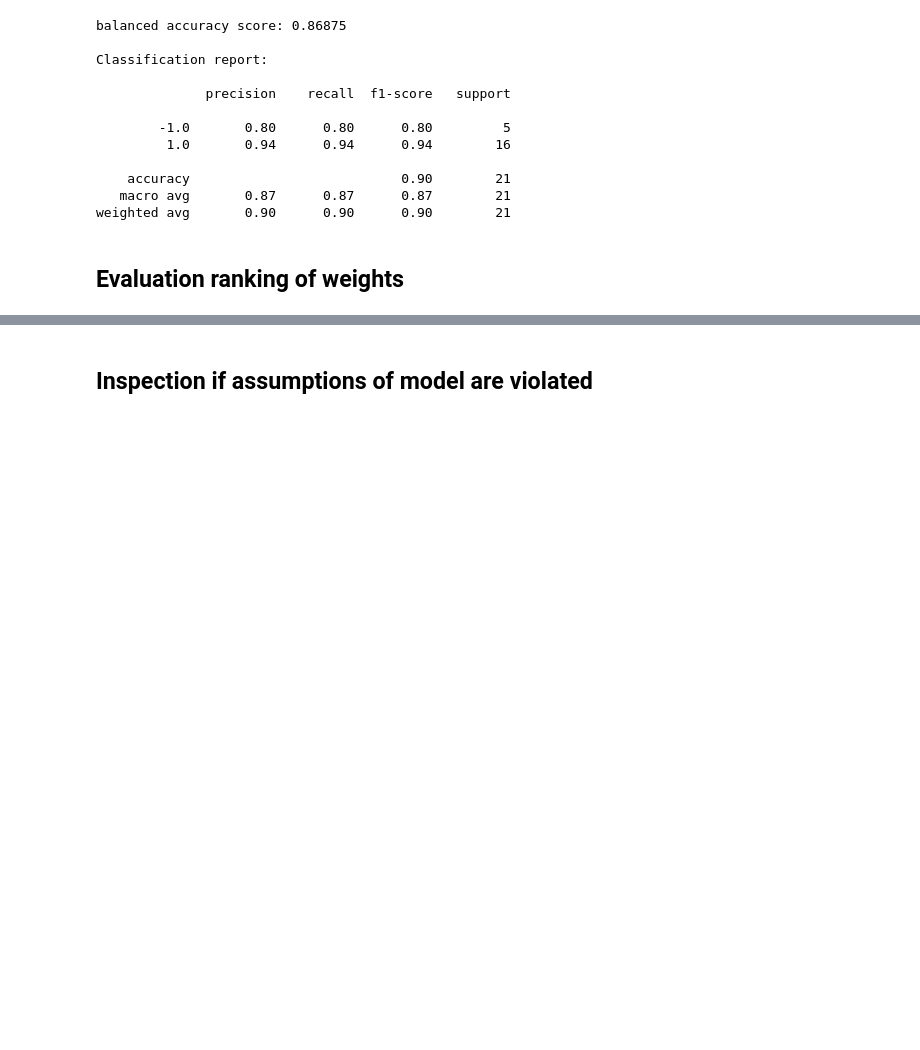
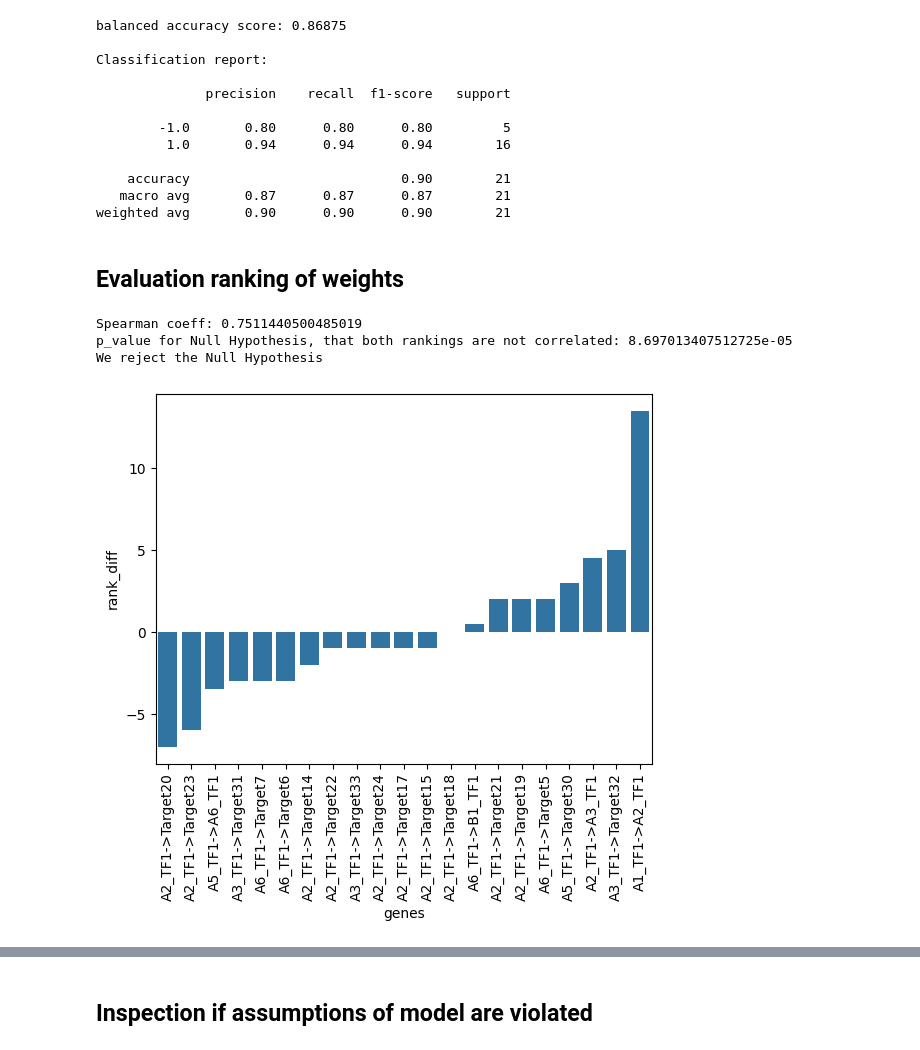
Before and after one commit to DavidWild02/BachelorThesis-ML-Gene-Interactions, a Jupyter notebook: src/EvaluationWithSytnthData.ipynb, the cells around one changed output, grey strips where cells are left out. Saved outputs shown, nothing was run; the diff lists cells and outputs as text; code cells hidden in the pictures; blank space fills up the shorter version.

Commit message:
Added evaluation with spearman rank correlation coefficient

```diff
--- a/src/EvaluationWithSytnthData.ipynb
+++ b/src/EvaluationWithSytnthData.ipynb
@@ -57,6 +57,7 @@ sc.pl.matrix(transition_grn)
 [figure]
 # %%
 binary_grn_mask = np.abs(transition_grn) > 0
+active_gene_indices = np.argwhere(binary_grn_mask)
 
 similarity_values = similarity_matrix[binary_grn_mask]
 grn_values = transition_grn[binary_grn_mask]
@@ -100,3 +101,44 @@ Classification report:
 weighted avg       0.90      0.90      0.90        21
 # %% [markdown]
 ## Evaluation ranking of weights
+# %%
+from scipy.stats import spearmanr
+
+alpha = 0.05
+spearman_coeff, p_value = spearmanr(similarity_values, grn_values)
+print(f"Spearman coeff: {spearman_coeff}")
+print(f"p_value for Null Hypothesis, that both rankings are not correlated: {p_value}")
+if p_value < alpha:
+    print("We reject the Null Hypothesis")
+else:
+    print("The Null Hypothesis holds")
+# %% [output]
+Spearman coeff: 0.7511440500485019
+p_value for Null Hypothesis, that both rankings are not correlated: 8.697013407512725e-05
+We reject the Null Hypothesis
+# %%
+driver_gene_names = df_cells.columns[active_gene_indices[:, 0]]
+target_gene_names = df_cells.columns[active_gene_indices[:, 1]]
+
+grn_weight_names = np.strings.add(driver_gene_names + "->", target_gene_names)
+# %%
+from scipy.stats import rankdata
+import seaborn as sns
+
+grn_ranks = rankdata(grn_values, method='average')
+similarity_ranks = rankdata(similarity_values, method='average')
+
+df_ranks = pd.DataFrame({
+    "rank_pred": similarity_ranks,
+    "rank_true": grn_ranks,
+    "values_pred": similarity_values,
+    "values_true": grn_values,
+    "rank_diff": similarity_ranks - grn_ranks,
+    "genes": grn_weight_names
+}).sort_values("rank_diff")
+
+sns.barplot(df_ranks, x="genes", y="rank_diff")
+plt.xticks(rotation=90)
+plt.show()
+# %% [output]
+[figure, added]
```
Also changed, not shown: parts of 2 cells of this notebook.
